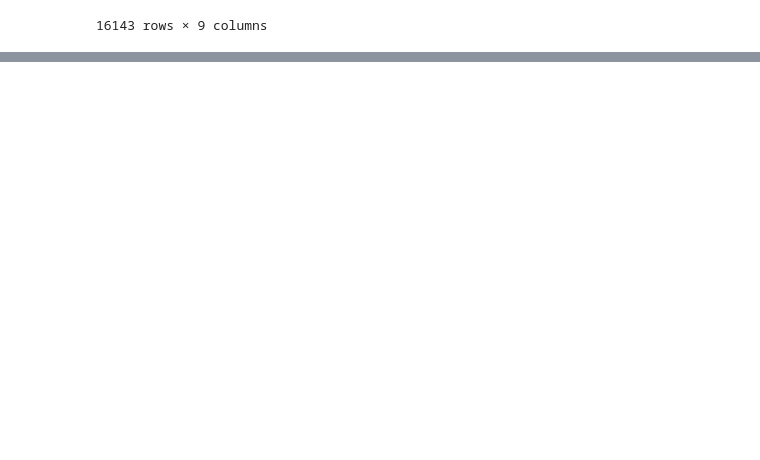
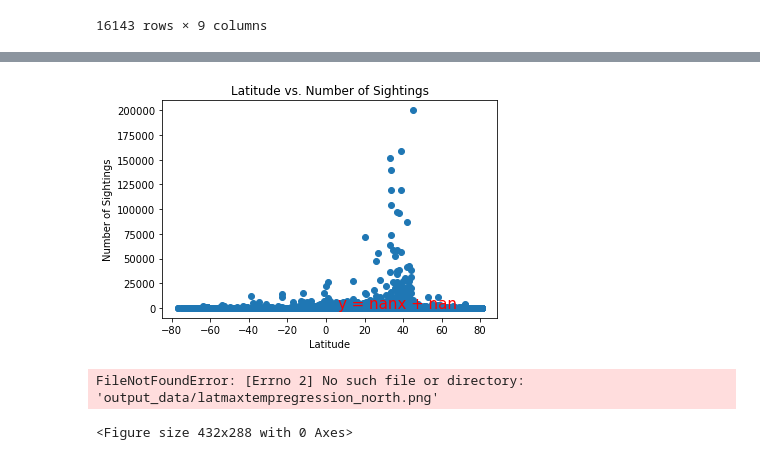
Before and after one commit to lyli888/orca, a Jupyter notebook: WhaleMaps.ipynb, the cells around one changed output, grey strips where cells are left out. Saved outputs shown, nothing was run; the diff lists cells and outputs as text; code cells hidden in the pictures; blank space fills up the shorter version.

Commit message:
Cleaned Dataframe and working Gmap/Scatterplot, fix regression line

```diff
--- a/WhaleMaps.ipynb
+++ b/WhaleMaps.ipynb
@@ -94,3 +101,9 @@ seamap_data
 | 16141 | 180 | 65 | Wildlife Conservation Society | Balaena mysticetus | 6/1/1913 | 6/1/1913 | 1 | 1.0 | 1 |
 | 16142 | 179 | 70 | Wildlife Conservation Society | Balaena mysticetus | 8/1/1913 | 8/1/1913 | 1 | 1.0 | 1 |
 16143 rows × 9 columns
+# %%
+seamap_data = seamap_data.rename(columns={"longitude": "Longitude", "latitude": "Latitude",
+                            "providers": "Providers", "species": "Species",
+                            "date_min" : "First Sighting", "date_max": "Most Recent Sighting", "num_records" :
+                            "Number of Records", "num_animals": "Number Sighted" , "num_species" : "Number of Species Sighted"})
+seamap_data
@@ -96,0 +142,21 @@ seamap_data
+# %%
+#x_values = weatherpy_data[weatherpy_data[‘Latitude’]>0]
+x_values = seamap_data['Latitude']
+y_values = seamap_data['Number Sighted']
+(slope, intercept, rvalue, pvalue, stderr) = linregress(x_values, y_values)
+regress_values = x_values * slope + intercept
+line_eq = "y = " + str(round(slope,2)) + "x + " + str(round(intercept,2))
+plt.scatter(x_values,y_values)
+plt.plot(x_values,regress_values,"r-")
+plt.annotate(line_eq,(6,10),fontsize=15,color="red")
+plt.title("Latitude vs. Number of Sightings")
+plt.xlabel("Latitude")
+plt.ylabel("Number of Sightings")
+#print(f"The r-squared is: {rvalue**2}")
+plt.show()
+plt.savefig("output_data/latmaxtempregression_north.png")
+plt.show()
+# %% [output]
+[figure, added]
+FileNotFoundError: [Errno 2] No such file or directory: 'output_data/latmaxtempregression_north.png'
+<Figure size 432x288 with 0 Axes>
```
Also changed, not shown: parts of 3 cells of this notebook, 1 other file.
